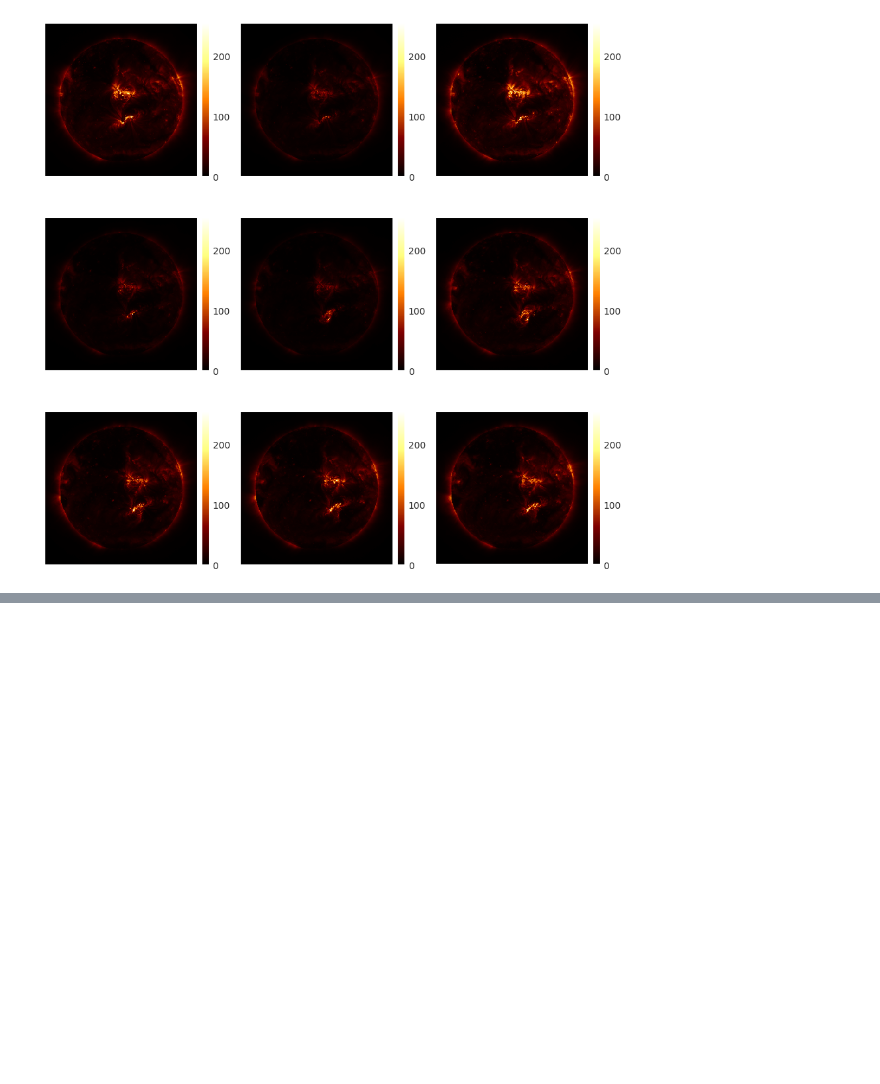
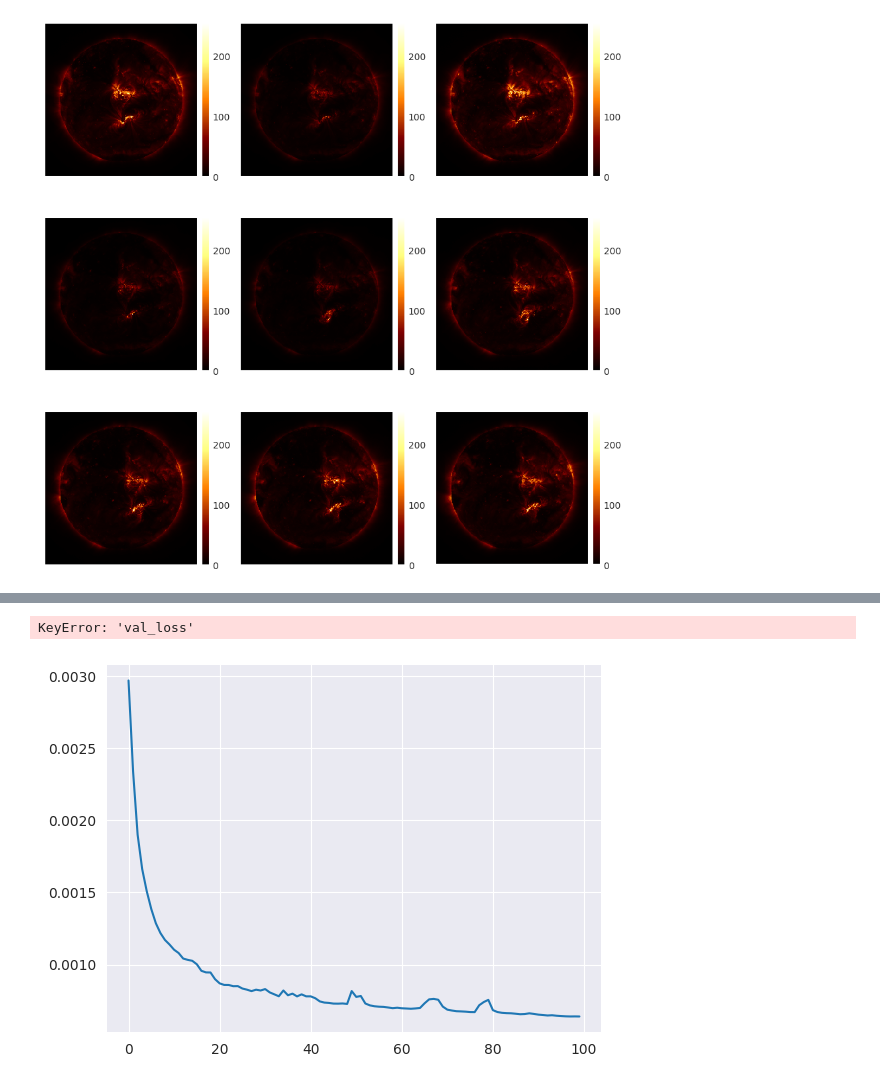
Before and after one commit to eugenioLR/TFM_sun_Autoencoders, a Jupyter notebook: autoenc1.ipynb, the cells around one changed output, grey strips where cells are left out. Cells and saved outputs as stored; diff of their text form; code cells hidden in the pictures; blank space fills up the shorter version.

```diff
--- a/autoenc1.ipynb
+++ b/autoenc1.ipynb
@@ -139,6 +168,6 @@ _________________________________________________________________
 n_epochs = 100
 batch_size = 128
 
-print(clean_input.shape)
-autoencoder.fit(clean_input.reshape([-1, 256,256,1]), clean_input.reshape([-1, 256,256,1]), epochs=n_epochs, batch_size=128)
+print(clean_input_train.shape)
+history = autoencoder.fit(clean_input_train.reshape([-1, 256,256,1]), clean_input_train.reshape([-1, 256,256,1]), validation_split=0.2, epochs=n_epochs, batch_size=128)
 # %% [output]
@@ -147,0 +191,7 @@ KeyboardInterrupt:
+# %%
+autoencoder.evaluate(clean_input_test, clean_input_test)
+plt.plot(history.history['loss'], label='loss')
+plt.plot(history.history['val_loss'],label='val_loss')
+plt.legend()
+plt.show()
+# %% [output]
@@ -148 +199,3 @@ KeyboardInterrupt:
+KeyError: 'val_loss'
+[figure, added]
 # %%
```
Also changed, not shown: parts of 8 cells of this notebook, 4 other files.
